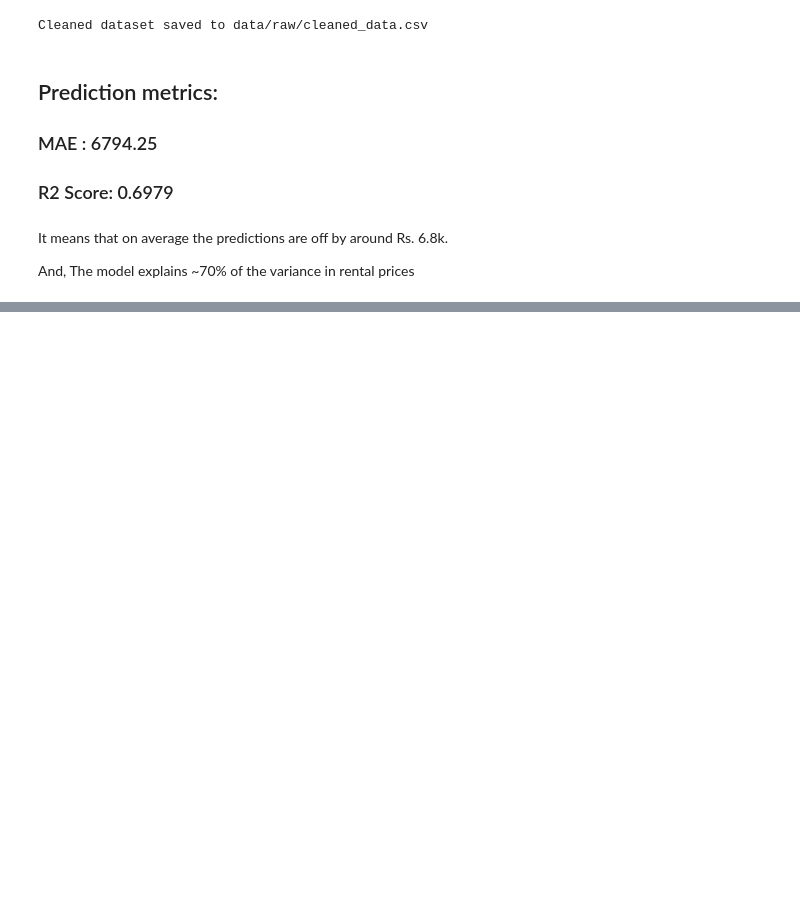
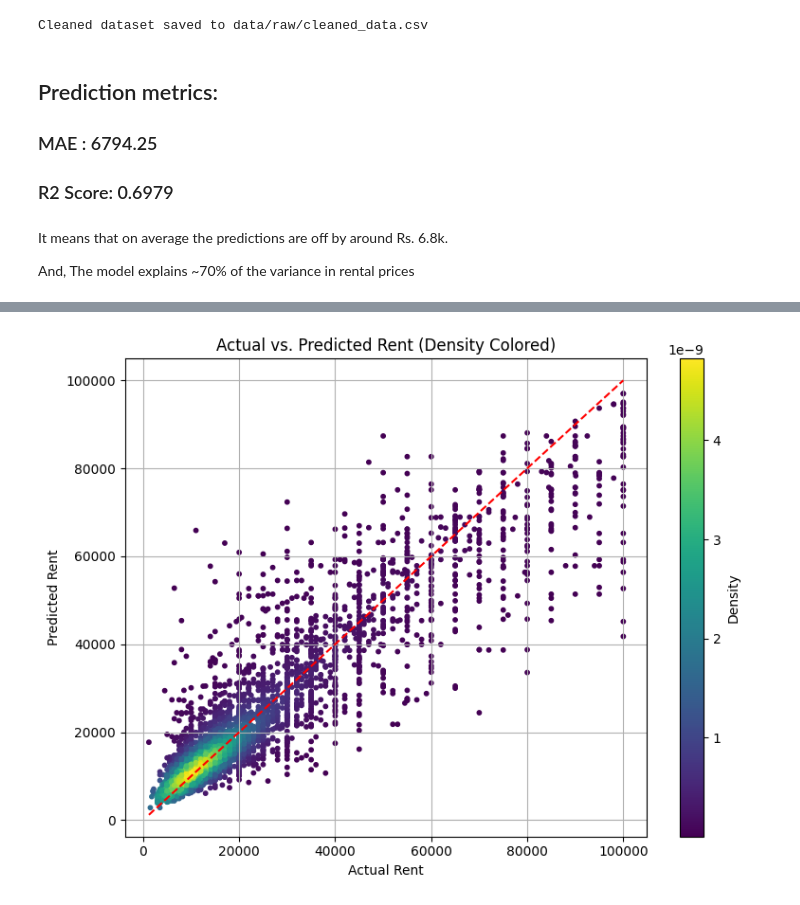
Before and after one commit to ys09123/smart-rent-advisor, a Jupyter notebook: notebooks/eda_modeling.ipynb, the cells around one changed output, grey strips where cells are left out. Cells and saved outputs as stored; diff of their text form; code cells hidden in the pictures; blank space fills up the shorter version.

```diff
--- a/notebooks/eda_modeling.ipynb
+++ b/notebooks/eda_modeling.ipynb
@@ -264,0 +305,22 @@ The model explains ~70% of the variance in rental prices
+# %%
+y_pred = model.predict(X)
+# %%
+import numpy as np
+from scipy.stats import gaussian_kde
+
+xy = np.vstack([y, y_pred])
+z = gaussian_kde(xy)(xy)
+
+plt.figure(figsize=(8, 6))
+plt.scatter(y, y_pred, c=z, s=10, cmap='viridis')
+plt.plot([y.min(), y.max()], [y.min(), y.max()], 'r--')
+plt.xlabel("Actual Rent")
+plt.ylabel("Predicted Rent")
+plt.title("Actual vs. Predicted Rent (Density Colored)")
+plt.colorbar(label='Density')
+plt.grid()
+plt.tight_layout()
+save_path = os.path.join("..", "plots", "actual_vs_predicted_density.png")
+plt.savefig(save_path, dpi=300, bbox_inches='tight')
+# %% [output]
+[figure, added]
```
Also changed, not shown: parts of 7 cells of this notebook.
